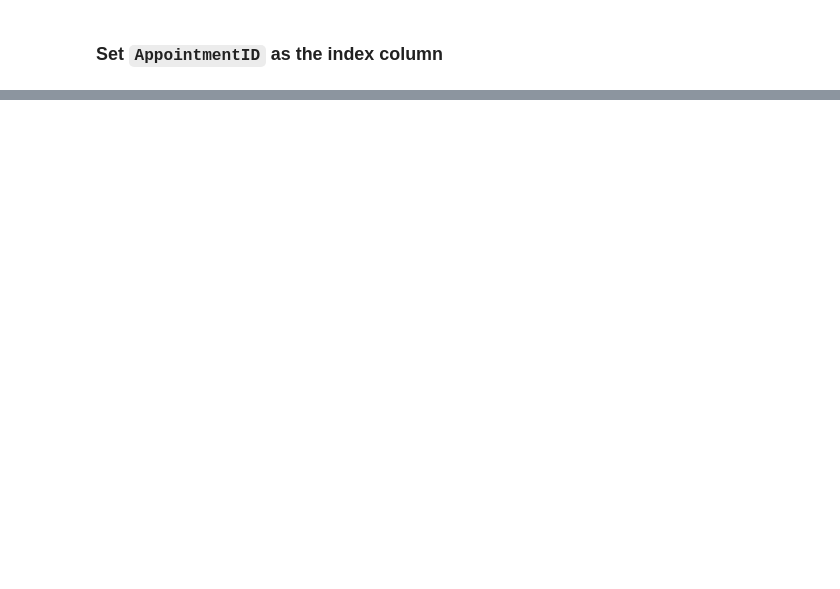
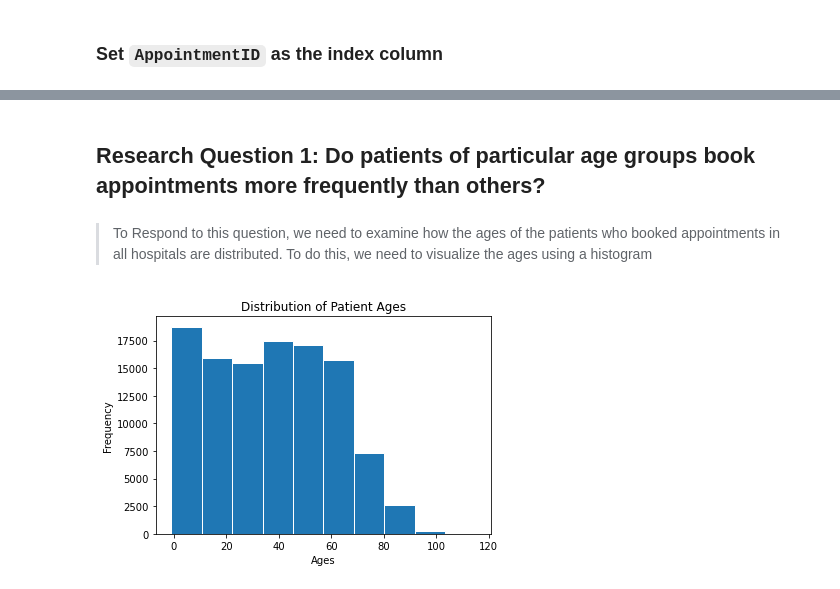
Before and after one commit to Kevson1/Doctor-s-Appointment-Case-Study, a Jupyter notebook: Appointments.ipynb, the cells around one changed output, grey strips where cells are left out. Cells and saved outputs as stored; diff of their text form; code cells hidden in the pictures; blank space fills up the shorter version.

Commit message:
Responds to the first research question

```diff
--- a/Appointments.ipynb
+++ b/Appointments.ipynb
@@ -198,0 +210,6 @@ df_new.head(1)
+# %%
+# Load the cleaned dataset.
+df_clean = pd.read_csv('Dataset/clean_data.csv')
+
+# Verify that the data was loaded successfully
+df_clean.head(1)
@@ -198,0 +219,12 @@ df_new.head(1)
+# %% [markdown]
+## Research Question 1: Do patients of particular age groups book appointments more frequently than others?
+# %% [markdown]
+> To Respond to this question, we need to examine how the ages of the patients who booked appointments in all hospitals are distributed. To do this, we need to visualize the ages using a histogram
+# %%
+# Check the distribution of the ages of the patients
+df_clean.Age.plot(kind= 'hist', edgecolor='white')
+plt.title('Distribution of Patient Ages')
+plt.xlabel('Ages')
+plt.ylabel('Frequency');
+# %% [output]
+[figure, added]
```
Also changed, not shown: parts of 13 cells of this notebook.
